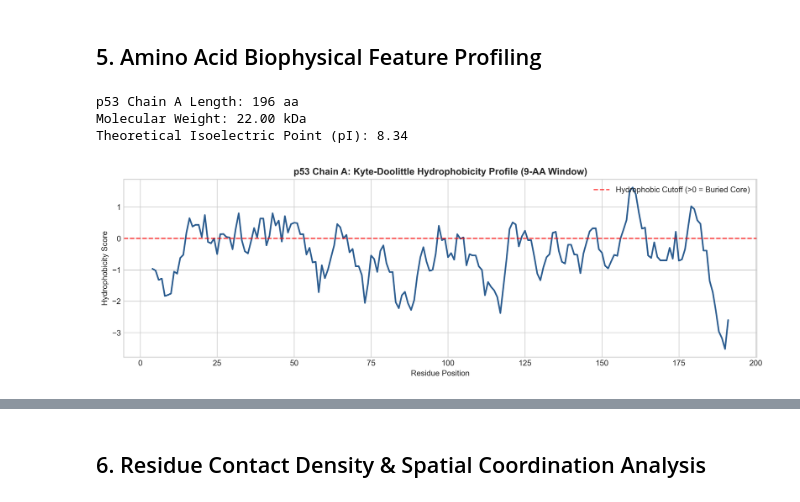
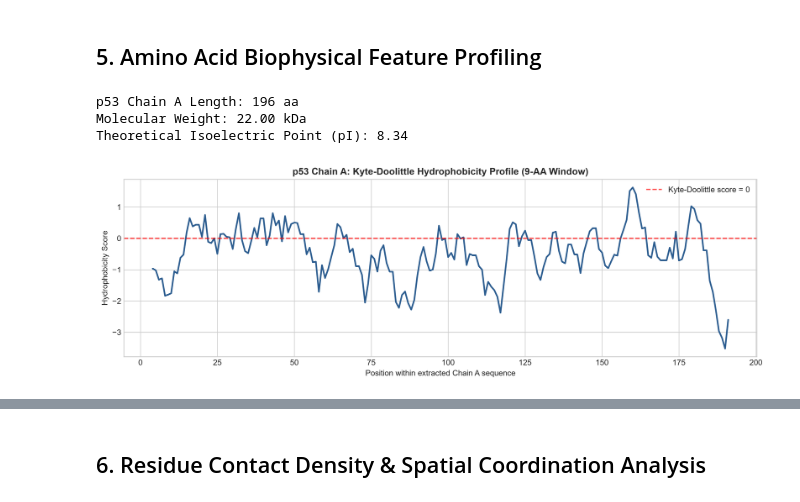
Before and after one commit to stephfn/protein-structure-folding-pipeline, a Jupyter notebook: 01_sequence_to_3d_structure.ipynb, the cells around one changed output, grey strips where cells are left out. Cells and saved outputs as stored; diff of their text form; code cells hidden in the pictures.

```diff
--- a/01_sequence_to_3d_structure.ipynb
+++ b/01_sequence_to_3d_structure.ipynb
@@ -152,33 +150,39 @@ print(f"p53 Chain A Length: {len(p53_seq_str)} aa")
 print(f"Molecular Weight: {mol_wt/1000:.2f} kDa")
 print(f"Theoretical Isoelectric Point (pI): {isoelectric_pt:.2f}")
 
 # 3. Rolling Kyte-Doolittle Hydrophobicity Profile
 kd_scale = {
     'A': 1.8, 'R': -4.5, 'N': -3.5, 'D': -3.5, 'C': 2.5,
     'Q': -3.5, 'E': -3.5, 'G': -0.4, 'H': -3.2, 'I': 4.5,
     'L': 3.8, 'K': -3.9, 'M': 1.9, 'F': 2.8, 'P': -1.6,
     'S': -0.8, 'T': -0.7, 'W': -0.9, 'Y': -1.3, 'V': 4.2
 }
 
 window_size = 9
 hydrophobicity = [
     np.mean([kd_scale.get(aa, 0) for aa in p53_seq_str[i:i+window_size]])
     for i in range(len(p53_seq_str) - window_size + 1)
 ]
 
 # 4. Plot Hydrophobicity Profile Across Sequence
 plt.figure(figsize=(12, 4))
 plt.plot(range(window_size//2, len(hydrophobicity) + window_size//2), hydrophobicity, color='#2b5c8f', linewidth=2)
-plt.axhline(0, color='red', linestyle='--', alpha=0.7, label='Hydrophobic Cutoff (>0 = Buried Core)')
+plt.axhline(
+    0,
+    color='red',
+    linestyle='--',
+    alpha=0.7,
+    label='Kyte-Doolittle score = 0'
+)
 plt.title('p53 Chain A: Kyte-Doolittle Hydrophobicity Profile (9-AA Window)', fontsize=12, fontweight='bold')
-plt.xlabel('Residue Position')
+plt.xlabel('Position within extracted Chain A sequence')
 plt.ylabel('Hydrophobicity Score')
 plt.legend(loc='upper right')
 plt.tight_layout()
 plt.savefig("p53_hydrophobicity_profile.png", dpi=300, bbox_inches='tight')
 plt.show()
 # %% [output]
 p53 Chain A Length: 196 aa
 Molecular Weight: 22.00 kDa
 Theoretical Isoelectric Point (pI): 8.34
-[figure, old version]
+[figure, new version]
```
Also changed, not shown: parts of 10 cells of this notebook, 5 other files.
